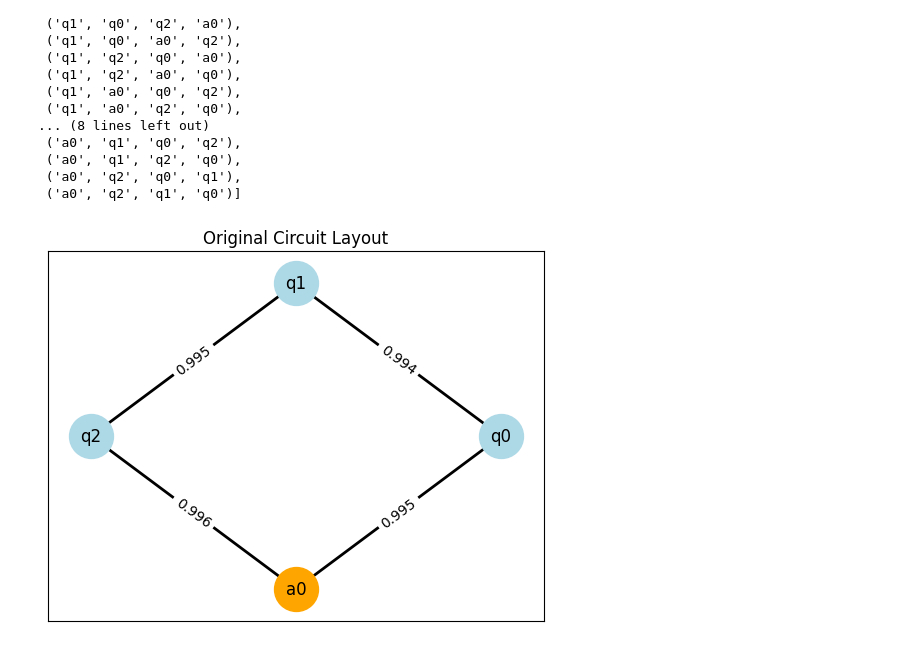
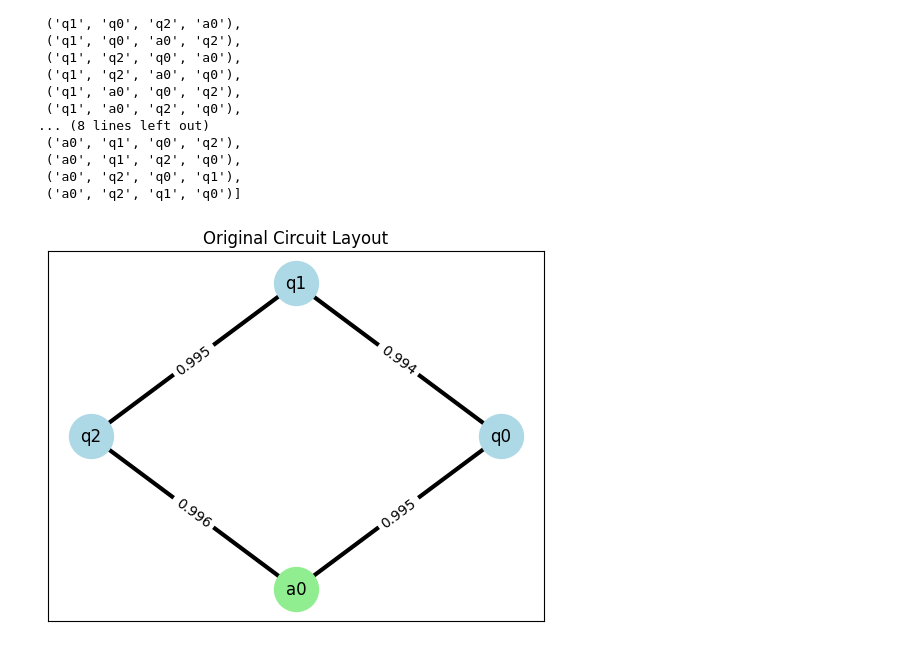
Before and after one commit to Wrn13/QuantumLogicalSimulator, a Jupyter notebook: src/notebooks/cns_anim.ipynb, the cells around one changed output. Saved outputs shown, nothing was run; the diff lists cells and outputs as text; code cells hidden in the pictures.

```diff
--- a/src/notebooks/cns_anim.ipynb
+++ b/src/notebooks/cns_anim.ipynb
@@ -33,7 +33,6 @@ import networkx as nx
 for perm in perms:
     module = nx.Graph()
     q0, q1, q2, a0 = perm
-    edgelist = set([(q0, q1), (q1, q2), (q2, a0), (a0, q0)])
     module.add_nodes_from(["q0", "q1", "q2", "a0"])
     module.add_edge(q0, q1, weight=0.996, type="state")
     module.add_edge(q1, q2, weight=0.995, type="state")
@@ -42,13 +41,13 @@ for perm in perms:
 # %%
 import matplotlib.pyplot as plt
 
 pos = nx.circular_layout(module)
 nx.draw_networkx_nodes(module, pos, node_size=1000, nodelist= ["q0", "q1", "q2"], node_color="lightblue")
-nx.draw_networkx_nodes(module, pos, node_size=1000, nodelist= ["a0"], node_color="orange")
+nx.draw_networkx_nodes(module, pos, node_size=1000, nodelist= ["a0"], node_color="lightgreen")
 nx.draw_networkx_labels(module, pos, font_size=12, font_family="sans-serif")
-nx.draw_networkx_edges(module, pos, width=2)
+nx.draw_networkx_edges(module, pos, width=3)
 nx.draw_networkx_edge_labels(module, pos, edge_labels=nx.get_edge_attributes(module, "weight"))
 plt.title("Original Circuit Layout")
 plt.show()
 # %% [output]
-[figure, old version]
+[figure, new version]
```
Also changed, not shown: parts of 6 cells of this notebook, 2 other files.
